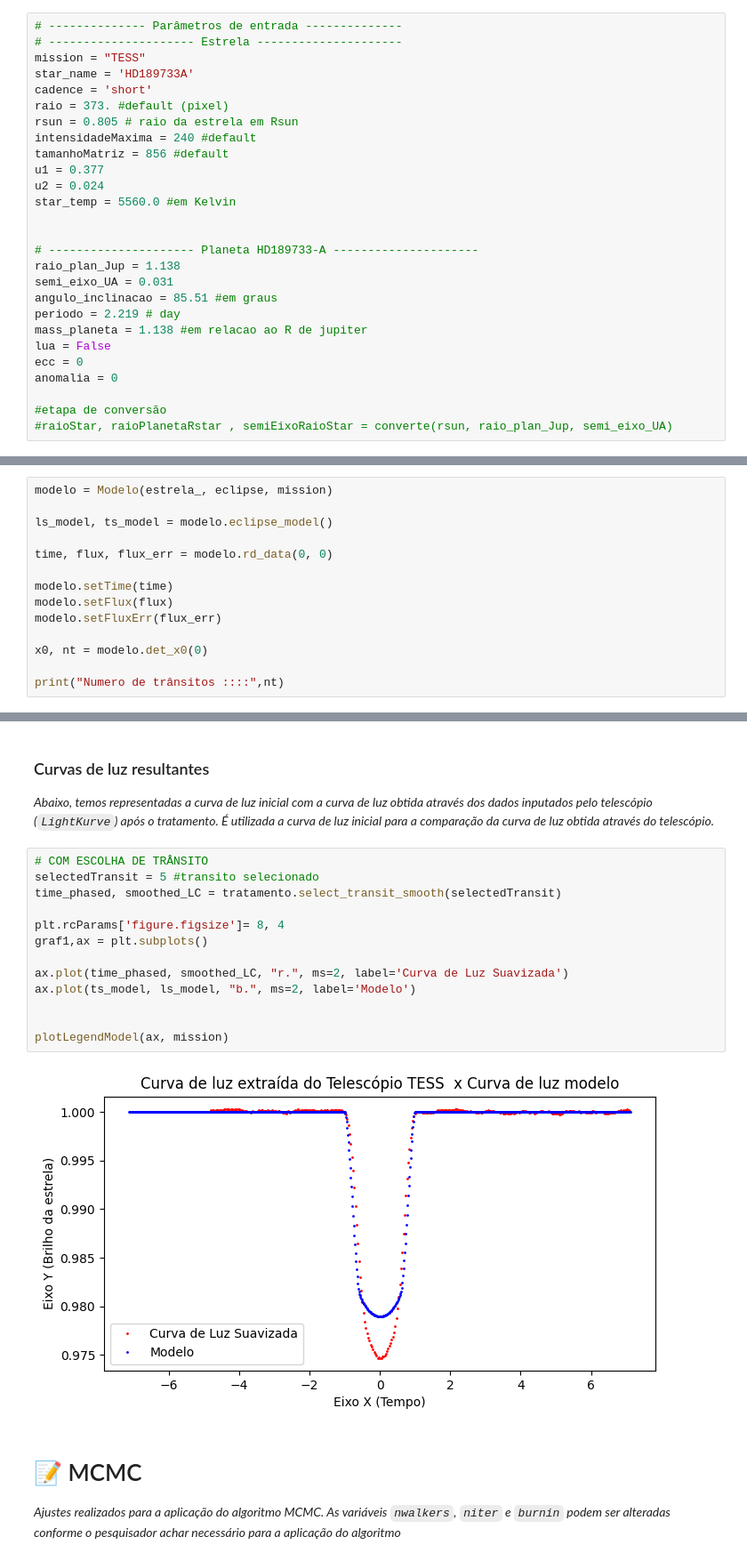
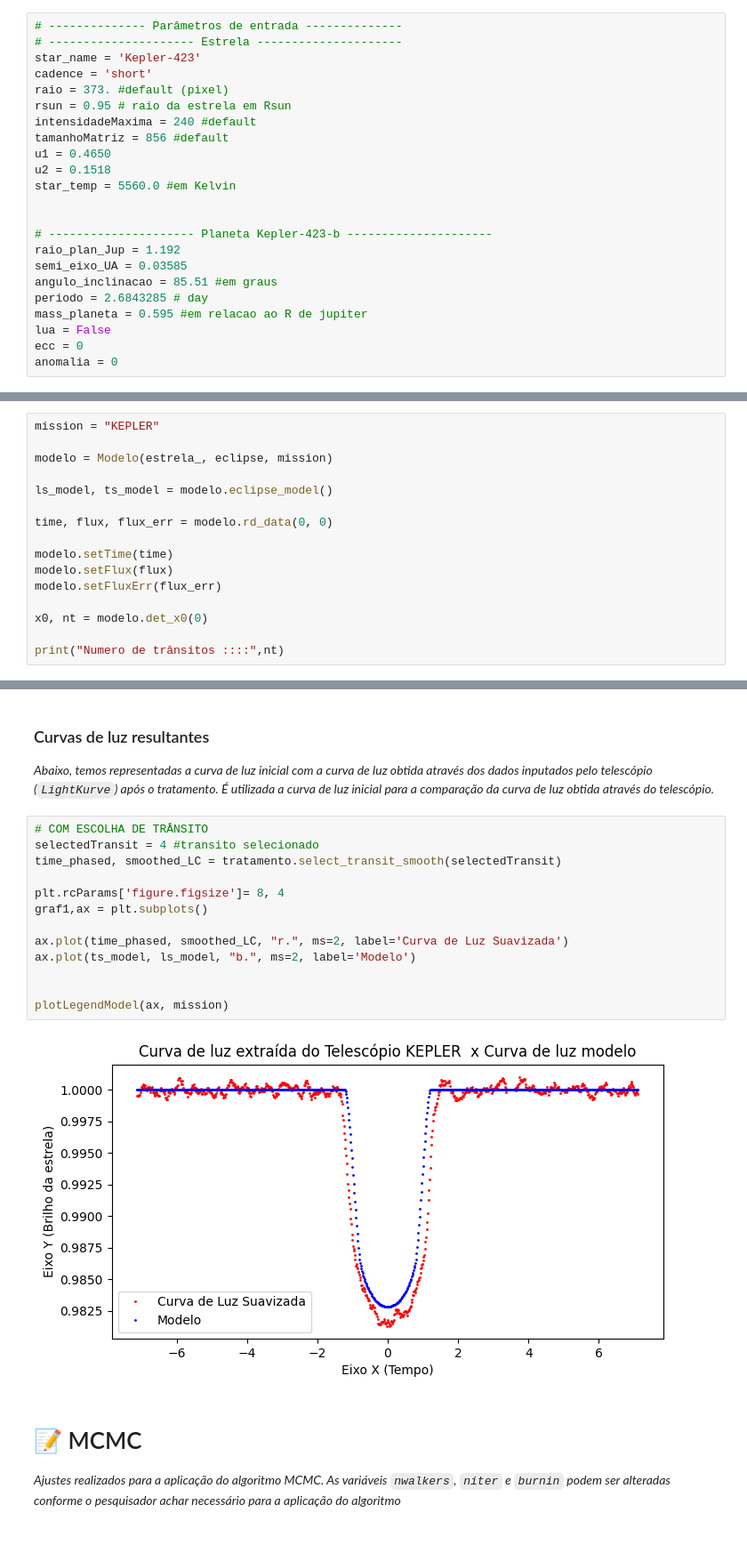
Before and after one commit to Transit-Model-CRAAM/pipelineMCMC, a Jupyter notebook: Eclipse/main-mcmc.ipynb, the cells around one changed output, grey strips where cells are left out. Shown at 89% size. Cells and saved outputs as stored; diff of their text form.

Commit message:
feat: adicionar run para kepler-423

````diff
--- a/Eclipse/main-mcmc.ipynb
+++ b/Eclipse/main-mcmc.ipynb
@@ -41,30 +41,26 @@ Os parâmetros de criação da estrela e eclipse, juntamente com a(s) lua(s) est
 # %%
 # -------------- Parâmetros de entrada --------------
 # --------------------- Estrela ---------------------
-mission = "TESS"
-star_name = 'HD189733A'
+star_name = 'Kepler-423'
 cadence = 'short'
 raio = 373. #default (pixel)
-rsun = 0.805 # raio da estrela em Rsun
+rsun = 0.95 # raio da estrela em Rsun
 intensidadeMaxima = 240 #default
 tamanhoMatriz = 856 #default
-u1 = 0.377
-u2 = 0.024
+u1 = 0.4650
+u2 = 0.1518
 star_temp = 5560.0 #em Kelvin
 
 
-# --------------------- Planeta HD189733-A ---------------------
-raio_plan_Jup = 1.138
-semi_eixo_UA = 0.031
+# --------------------- Planeta Kepler-423-b ---------------------
+raio_plan_Jup = 1.192
+semi_eixo_UA = 0.03585
 angulo_inclinacao = 85.51 #em graus
-periodo = 2.219 # day
-mass_planeta = 1.138 #em relacao ao R de jupiter
+periodo = 2.6843285 # day
+mass_planeta = 0.595 #em relacao ao R de jupiter
 lua = False
 ecc = 0
 anomalia = 0
-
-#etapa de conversão
-#raioStar, raioPlanetaRstar , semiEixoRaioStar = converte(rsun, raio_plan_Jup, semi_eixo_UA)
 # %% [markdown]
 ### Construção da Estrela e do Eclipse
 _Após a construção da matriz estrela e do eclipse calculado, temos a resultante da curva de luz representada graficamente abaixo._
@@ -92,6 +88,8 @@ ts0 = numpy.array(eclipse.getTempoHoras())
 ### Criar um modelo através do Eclipse
 _Um modelo será criado através da base de curva de luz construída para que o algorimo seja aplicado_
 # %%
+mission = "KEPLER"
+
 modelo = Modelo(estrela_, eclipse, mission)
 
 ls_model, ts_model = modelo.eclipse_model()
@@ -144,19 +142,19 @@ for i in range(int(nt)):
 _Abaixo, temos representadas a curva de luz inicial com a curva de luz obtida através dos dados inputados pelo telescópio (```LightKurve```) após o tratamento. É utilizada a curva de luz inicial para a comparação da curva de luz obtida através do telescópio._
 # %%
 # COM ESCOLHA DE TRÂNSITO
-selectedTransit = 5 #transito selecionado
+selectedTransit = 4 #transito selecionado
 time_phased, smoothed_LC = tratamento.select_transit_smooth(selectedTransit)
 
 plt.rcParams['figure.figsize']= 8, 4
 graf1,ax = plt.subplots()
 
 ax.plot(time_phased, smoothed_LC, "r.", ms=2, label='Curva de Luz Suavizada')
 ax.plot(ts_model, ls_model, "b.", ms=2, label='Modelo')
 
 
 plotLegendModel(ax, mission)
 # %% [output]
-[figure, old version]
+[figure, new version]
 # %% [markdown]
 # 📝 MCMC
 _Ajustes realizados para a aplicação do algoritmo MCMC. As variáveis ```nwalkers```, ```niter``` e ```burnin``` podem ser alteradas conforme o pesquisador achar necessário para a aplicação do algoritmo_
````
Also changed, not shown: parts of 11 cells of this notebook.
